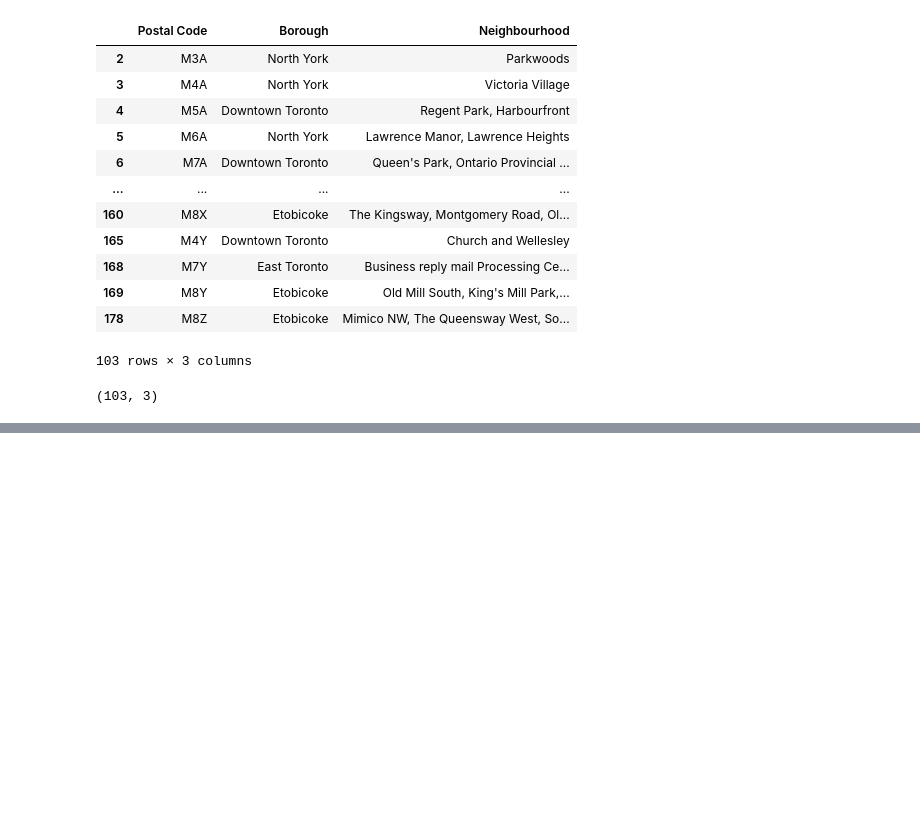
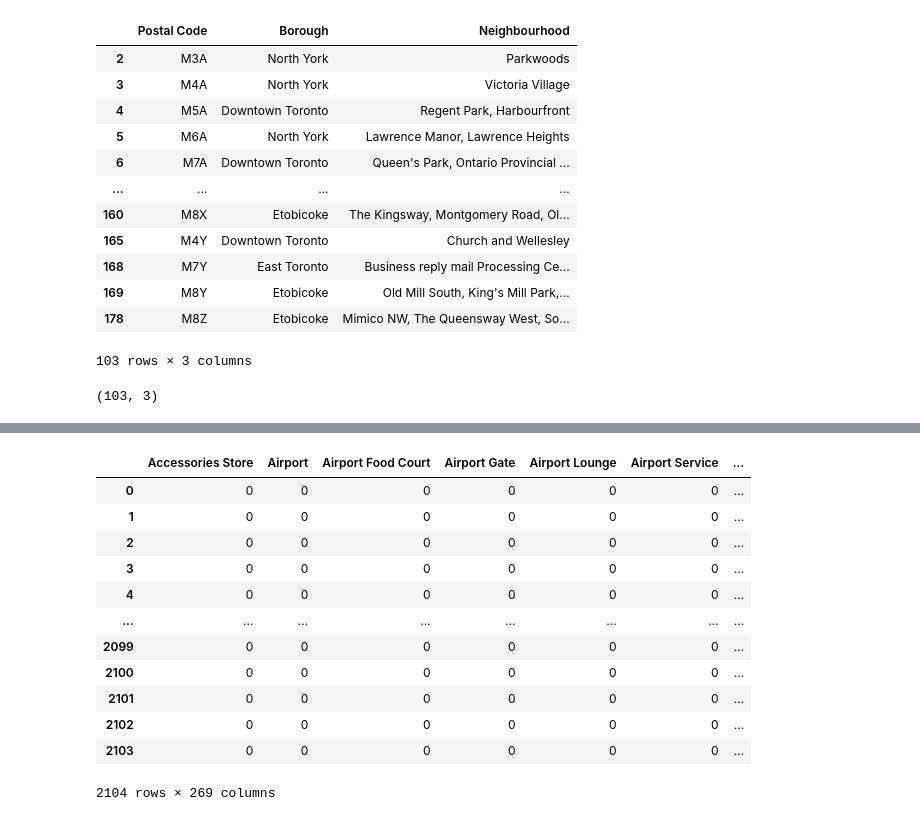
Before and after one commit to robinzhao39/Coursera_Capstone, a Jupyter notebook: Neighborhood in Toronto.ipynb, the cells around one changed output, grey strips where cells are left out. Drawn from its saved outputs; the diff is of its cells as text; code cells hidden in the pictures; blank space fills up the shorter version.

```diff
--- a/Neighborhood in Toronto.ipynb
+++ b/Neighborhood in Toronto.ipynb
@@ -93,0 +127,4 @@ df_new
+# %%
+venue1=pd.DataFrame(venuelist)
+venue1.columns=['Name','Lat','Long','Venue','Venue Lat','Venue Long','Category']
+venue1.groupby(['Name']).count()
@@ -93,0 +146,20 @@ df_new
+# %%
+dummycategory = pd.get_dummies(venue1[['Category']], prefix="", prefix_sep="")
+dummycategory['Name']=venue1['Name']
+#cols=[[dummycategory.columns[-1]]+list(dummycategory.columns[:-1])]
+#dummycategory=dummycategory[cols]
+dummycategory
+# %% [output]
+|  | Accessories Store | Airport | Airport Food Court | Airport Gate | Airport Lounge | Airport Service | ... |
+| 0 | 0 | 0 | 0 | 0 | 0 | 0 | ... |
+| 1 | 0 | 0 | 0 | 0 | 0 | 0 | ... |
+| 2 | 0 | 0 | 0 | 0 | 0 | 0 | ... |
+| 3 | 0 | 0 | 0 | 0 | 0 | 0 | ... |
+| 4 | 0 | 0 | 0 | 0 | 0 | 0 | ... |
+| ... | ... | ... | ... | ... | ... | ... | ... |
+| 2099 | 0 | 0 | 0 | 0 | 0 | 0 | ... |
+| 2100 | 0 | 0 | 0 | 0 | 0 | 0 | ... |
+| 2101 | 0 | 0 | 0 | 0 | 0 | 0 | ... |
+| 2102 | 0 | 0 | 0 | 0 | 0 | 0 | ... |
+| 2103 | 0 | 0 | 0 | 0 | 0 | 0 | ... |
+2104 rows × 269 columns
```
Also changed, not shown: parts of 23 cells of this notebook.
